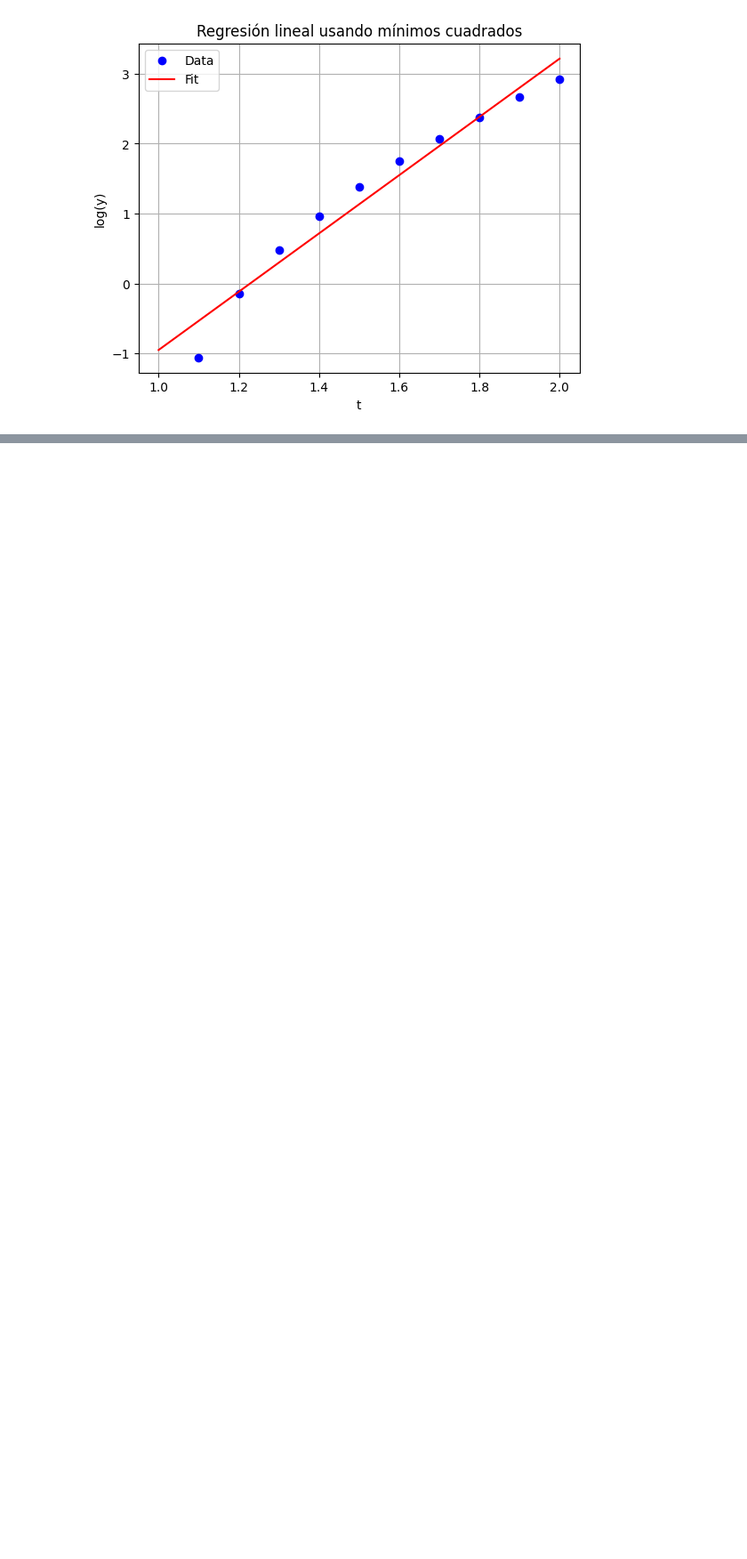
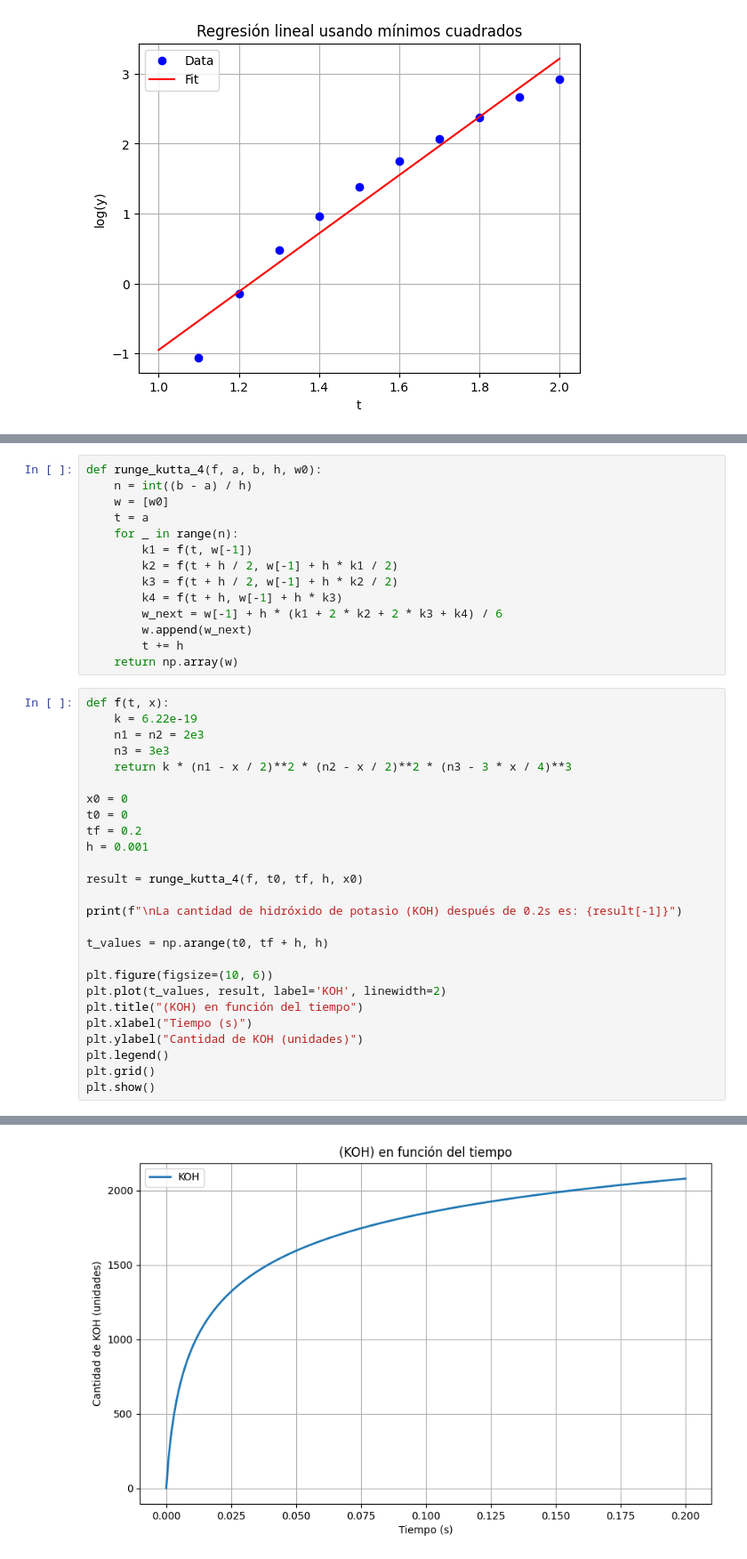
Before and after one commit to K3nnyZY/computer-solutions, a Jupyter notebook: zfinal.ipynb, the cells around one changed output, grey strips where cells are left out. Shown at 89% size. Drawn from its saved outputs; the diff is of its cells as text; blank space fills up the shorter version.

```diff
--- a/zfinal.ipynb
+++ b/zfinal.ipynb
@@ -232,0 +387,41 @@ plt.show()
+# %%
+def runge_kutta_4(f, a, b, h, w0):
+    n = int((b - a) / h)
+    w = [w0]
+    t = a
+    for _ in range(n):
+        k1 = f(t, w[-1])
+        k2 = f(t + h / 2, w[-1] + h * k1 / 2)
+        k3 = f(t + h / 2, w[-1] + h * k2 / 2)
+        k4 = f(t + h, w[-1] + h * k3)
+        w_next = w[-1] + h * (k1 + 2 * k2 + 2 * k3 + k4) / 6
+        w.append(w_next)
+        t += h
+    return np.array(w)
+# %%
+def f(t, x):
+    k = 6.22e-19
+    n1 = n2 = 2e3
+    n3 = 3e3
+    return k * (n1 - x / 2)**2 * (n2 - x / 2)**2 * (n3 - 3 * x / 4)**3
+
+x0 = 0
+t0 = 0
+tf = 0.2
+h = 0.001
+
+result = runge_kutta_4(f, t0, tf, h, x0)
+
+print(f"\nLa cantidad de hidróxido de potasio (KOH) después de 0.2s es: {result[-1]}")
+
+t_values = np.arange(t0, tf + h, h)
+
+plt.figure(figsize=(10, 6))
+plt.plot(t_values, result, label='KOH', linewidth=2)
+plt.title("(KOH) en función del tiempo")
+plt.xlabel("Tiempo (s)")
+plt.ylabel("Cantidad de KOH (unidades)")
+plt.legend()
+plt.grid()
+plt.show()
+# %% [output]
@@ -232,0 +429 @@ plt.show()
+[figure, added]
```
Also changed, not shown: parts of 10 cells of this notebook, 1 other file.
